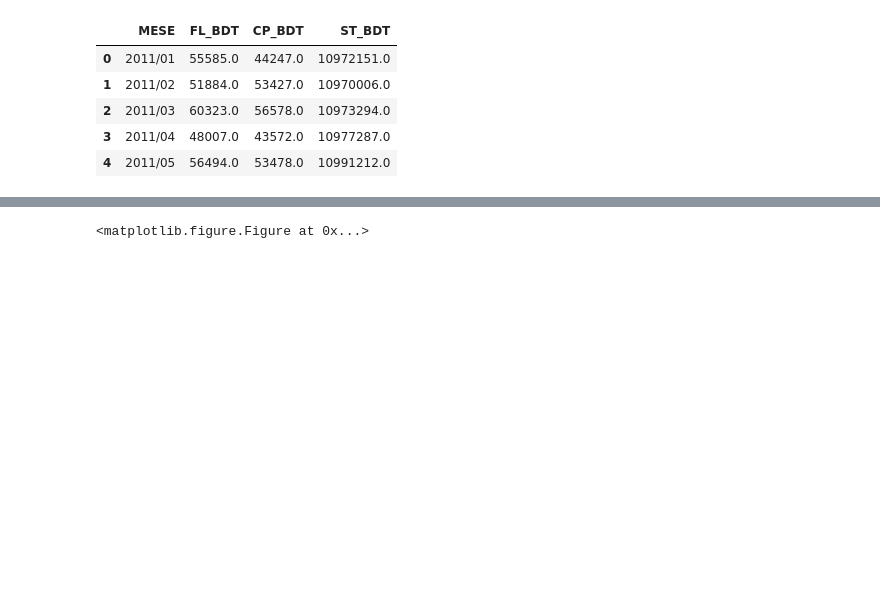
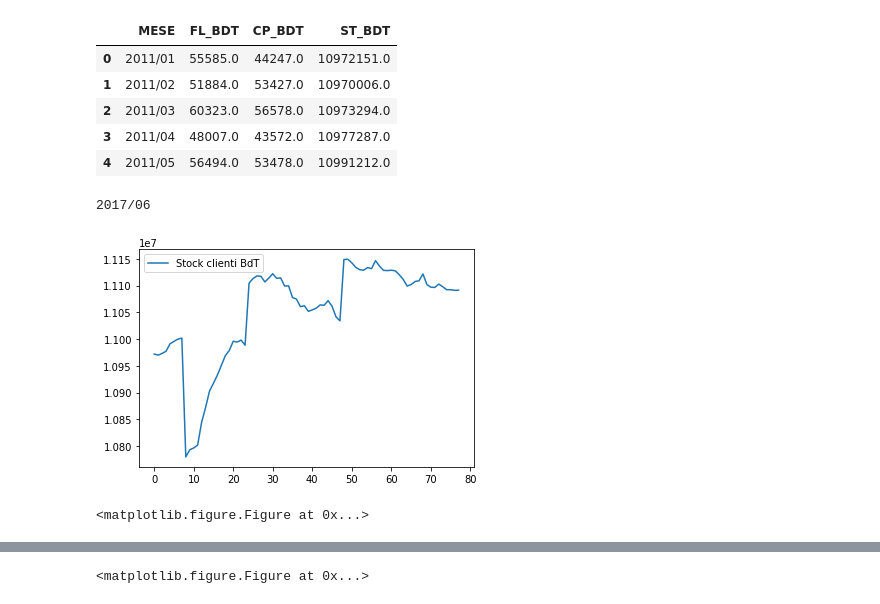
Before and after one commit to giannizatt/NCFApp, a Jupyter notebook: NCFApp.ipynb, the cells around one changed output, grey strips where cells are left out. Cells and saved outputs as stored; diff of their text form; code cells hidden in the pictures; blank space fills up the shorter version.

```diff
--- a/NCFApp.ipynb
+++ b/NCFApp.ipynb
@@ -30,3 +30,23 @@ df_totbdt.head()
 | 2 | 2011/03 | 60323.0 | 56578.0 | 10973294.0 |
 | 3 | 2011/04 | 48007.0 | 43572.0 | 10977287.0 |
 | 4 | 2011/05 | 56494.0 | 53478.0 | 10991212.0 |
+# %%
+def Lastcons():
+    df_mesi = df_sstor['MESE']
+    return max(df_mesi)
+
+print Lastcons()
+# %% [output]
+2017/06
+# %%
+# Funzione che prepara un grafico e lo salva in una figura
+def SimplePlot(SeriePandas=None,LabelofSerie=None):
+    plt.plot(SeriePandas,label=LabelofSerie)
+    plt.legend()
+    plt.show()
+    return plt.figure()
+# %%
+SimplePlot(df_totbdt['ST_BDT'],'Stock clienti BdT')
+# %% [output]
+[figure, added]
+<matplotlib.figure.Figure at 0x...>
```
Also changed, not shown: parts of 6 cells of this notebook, 1 other file.
